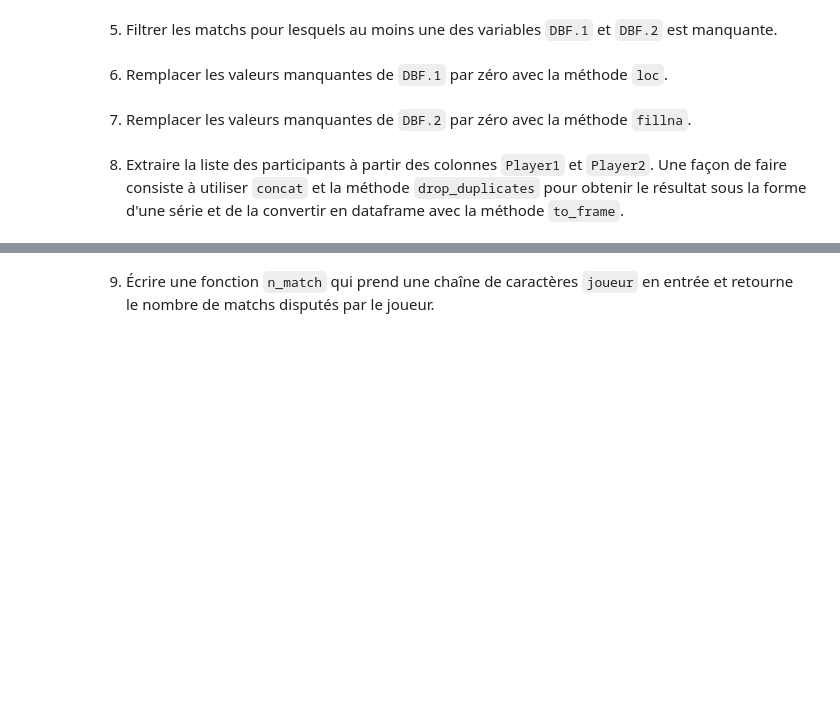
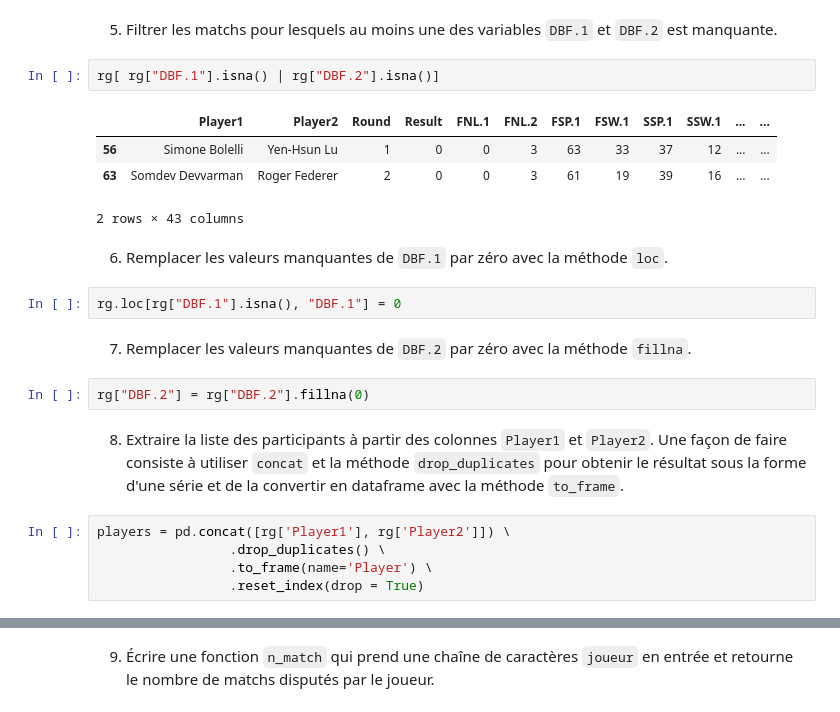
Before and after one commit to elyouness123/D-pot-test, a Jupyter notebook: Scripts/02_pandas_2.ipynb, the cells around one changed output, grey strips where cells are left out. Cells and saved outputs as stored; diff of their text form; blank space fills up the shorter version.

```diff
--- a/Scripts/02_pandas_2.ipynb
+++ b/Scripts/02_pandas_2.ipynb
@@ -21,8 +83,24 @@ rg.head()
 # %% [markdown]
 5. Filtrer les matchs pour lesquels au moins une des variables `DBF.1` et `DBF.2` est manquante.
+# %%
+rg[ rg["DBF.1"].isna() | rg["DBF.2"].isna()]
+# %% [output]
+|  | Player1 | Player2 | Round | Result | FNL.1 | FNL.2 | FSP.1 | FSW.1 | SSP.1 | SSW.1 | ... | ... |
+| 56 | Simone Bolelli | Yen-Hsun Lu | 1 | 0 | 0 | 3 | 63 | 33 | 37 | 12 | ... | ... |
+| 63 | Somdev Devvarman | Roger Federer | 2 | 0 | 0 | 3 | 61 | 19 | 39 | 16 | ... | ... |
+2 rows × 43 columns
 # %% [markdown]
 6. Remplacer les valeurs manquantes de `DBF.1` par zéro avec la méthode `loc`.
+# %%
+rg.loc[rg["DBF.1"].isna(), "DBF.1"] = 0
 # %% [markdown]
 7. Remplacer les valeurs manquantes de `DBF.2` par zéro avec la méthode `fillna`.
+# %%
+rg["DBF.2"] = rg["DBF.2"].fillna(0)
 # %% [markdown]
 8. Extraire la liste des participants à partir des colonnes `Player1` et `Player2`. Une façon de faire consiste à utiliser `concat` et la méthode `drop_duplicates` pour obtenir le résultat sous la forme d'une série et de la convertir en dataframe avec la méthode `to_frame`.
+# %%
+players = pd.concat([rg['Player1'], rg['Player2']]) \
+                 .drop_duplicates() \
+                 .to_frame(name='Player') \
+                 .reset_index(drop = True)
```
Also changed, not shown: parts of 19 cells of this notebook, 4 other files.
